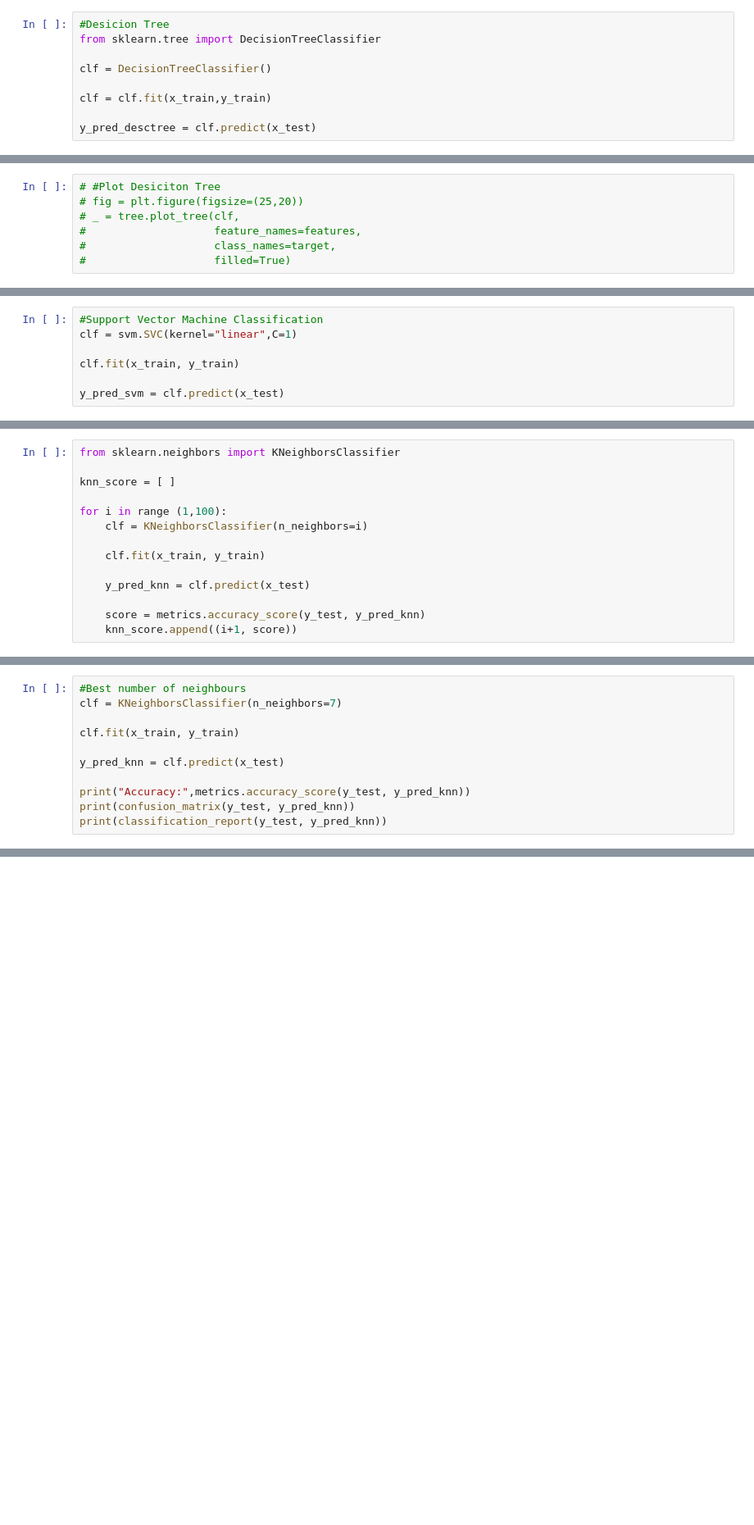
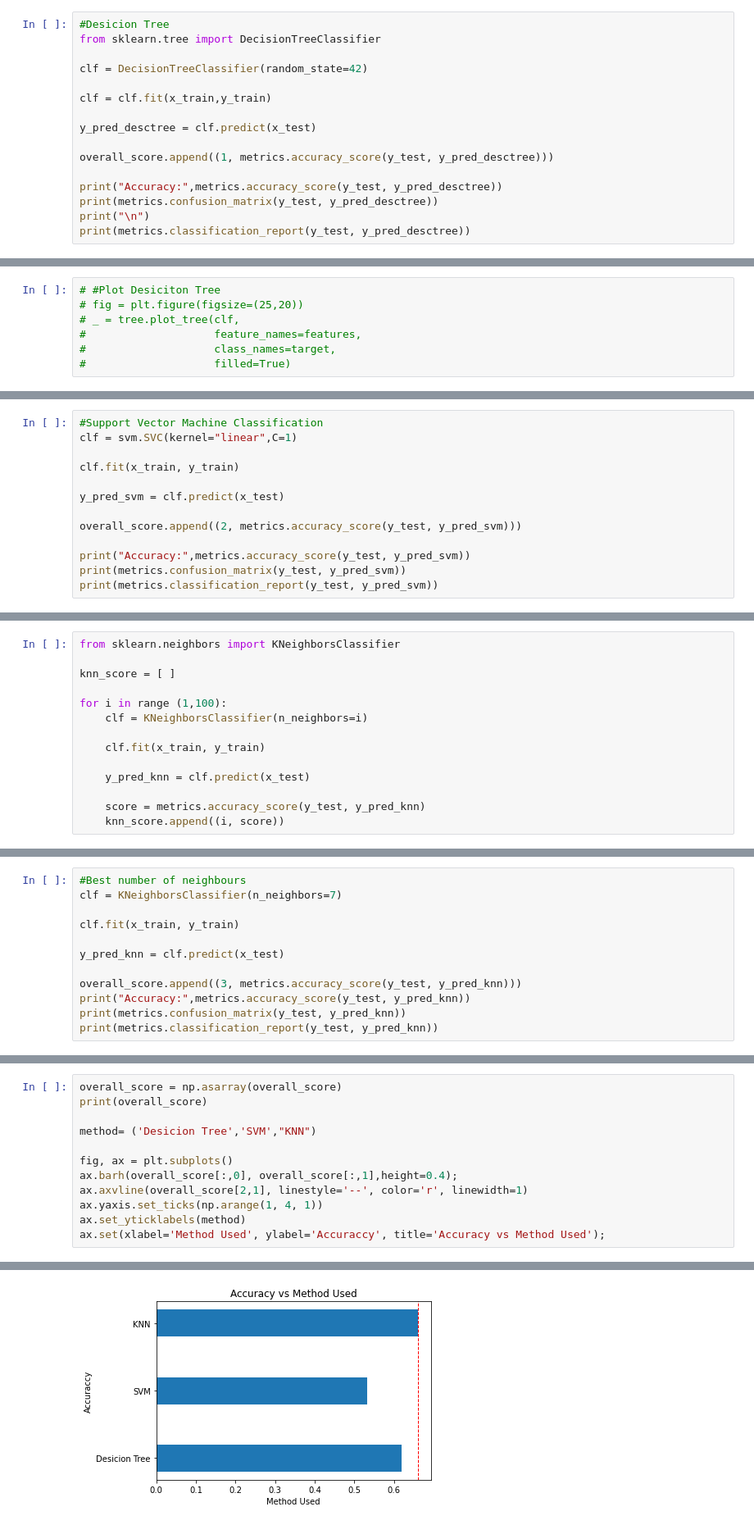
Before and after one commit to hnslmp/machine_learning_ui, a Jupyter notebook: 5.Classification/classification.ipynb, the cells around one changed output, grey strips where cells are left out. Shown: that part at 82% size. Cells and saved outputs as stored; diff of their text form; blank space fills up the shorter version.

Commit message:
commit classification

```diff
--- a/5.Classification/classification.ipynb
+++ b/5.Classification/classification.ipynb
@@ -47,8 +49,15 @@ x_train, x_test, y_train, y_test = train_test_split(
 #Desicion Tree
 from sklearn.tree import DecisionTreeClassifier
 
-clf = DecisionTreeClassifier()
+clf = DecisionTreeClassifier(random_state=42)
 
 clf = clf.fit(x_train,y_train)
 
 y_pred_desctree = clf.predict(x_test)
+
+overall_score.append((1, metrics.accuracy_score(y_test, y_pred_desctree)))
+
+print("Accuracy:",metrics.accuracy_score(y_test, y_pred_desctree))
+print(metrics.confusion_matrix(y_test, y_pred_desctree))
+print("\n")
+print(metrics.classification_report(y_test, y_pred_desctree))
@@ -91,3 +95,9 @@ clf = svm.SVC(kernel="linear",C=1)
 clf.fit(x_train, y_train)
 
 y_pred_svm = clf.predict(x_test)
+
+overall_score.append((2, metrics.accuracy_score(y_test, y_pred_svm)))
+
+print("Accuracy:",metrics.accuracy_score(y_test, y_pred_svm))
+print(metrics.confusion_matrix(y_test, y_pred_svm))
+print(metrics.classification_report(y_test, y_pred_svm))
@@ -126,7 +132,7 @@ for i in range (1,100):
     y_pred_knn = clf.predict(x_test)
 
     score = metrics.accuracy_score(y_test, y_pred_knn)
-    knn_score.append((i+1, score))
+    knn_score.append((i, score))
 # %%
 knn_score = np.asarray(knn_score)
 
@@ -150,9 +150,10 @@ clf.fit(x_train, y_train)
 
 y_pred_knn = clf.predict(x_test)
 
+overall_score.append((3, metrics.accuracy_score(y_test, y_pred_knn)))
 print("Accuracy:",metrics.accuracy_score(y_test, y_pred_knn))
-print(confusion_matrix(y_test, y_pred_knn))
-print(classification_report(y_test, y_pred_knn))
+print(metrics.confusion_matrix(y_test, y_pred_knn))
+print(metrics.classification_report(y_test, y_pred_knn))
 # %% [output]
 Accuracy: 0.66
 [[ 5  0  0  0  4]
@@ -171,3 +172,16 @@ Partly Cloudy       0.67      0.62      0.64        45
      accuracy                           0.66       150
     macro avg       0.71      0.66      0.68       150
  weighted avg       0.66      0.66      0.66       150
+# %%
+overall_score = np.asarray(overall_score)
+print(overall_score)
+
+method= ('Desicion Tree','SVM',"KNN")
+
+fig, ax = plt.subplots()
+ax.barh(overall_score[:,0], overall_score[:,1],height=0.4);
+ax.axvline(overall_score[2,1], linestyle='--', color='r', linewidth=1)
+ax.yaxis.set_ticks(np.arange(1, 4, 1))
+ax.set_yticklabels(method)
+ax.set(xlabel='Method Used', ylabel='Accuraccy', title='Accuracy vs Method Used');
+# %% [output]
@@ -173,0 +191 @@ Partly Cloudy       0.67      0.62      0.64        45
+[figure, added]
```
Also changed, not shown: parts of 9 cells of this notebook.
